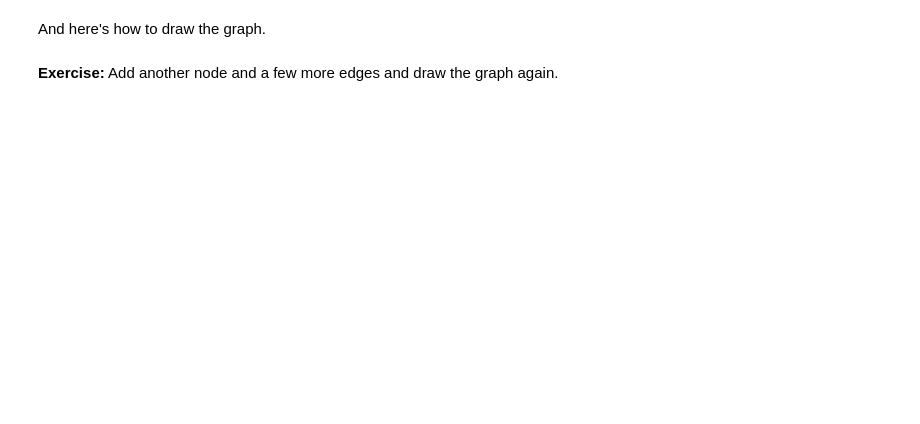
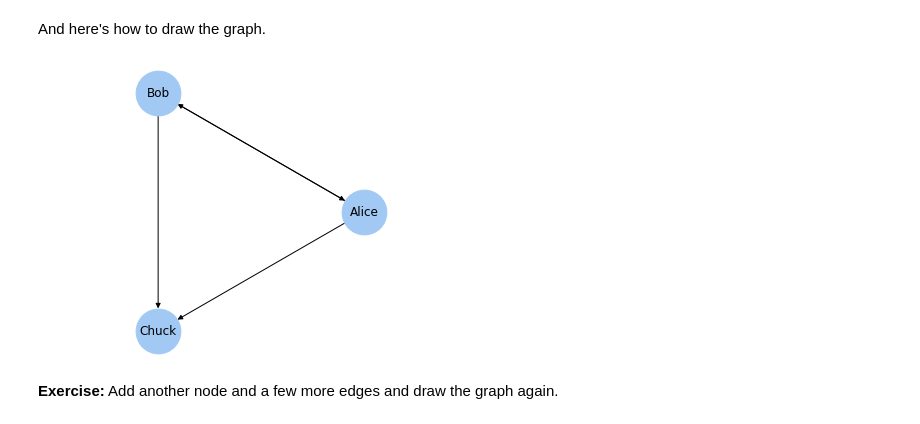
Before and after one commit to asavinante/phys215, a Jupyter notebook: exercise2_1.ipynb, the cells around one changed output. Saved outputs shown, nothing was run; the diff lists cells and outputs as text; code cells hidden in the pictures; blank space fills up the shorter version.

```diff
--- a/exercise2_1.ipynb
+++ b/exercise2_1.ipynb
@@ -52,10 +54,13 @@ And here's how to draw the graph.
 # %%
 nx.draw_circular(G,
                  node_color='C0',
                  node_size=2000,
                  with_labels=True)
 plt.axis('equal')
-savefig('figs/chap02-1')
+plt.show()
+#savefig('figs/chap02-1')
+# %% [output]
+[figure, added]
 # %% [markdown]
 **Exercise:**  Add another node and a few more edges and draw the graph again.
 # %%
```
Also changed, not shown: parts of 21 cells of this notebook.
